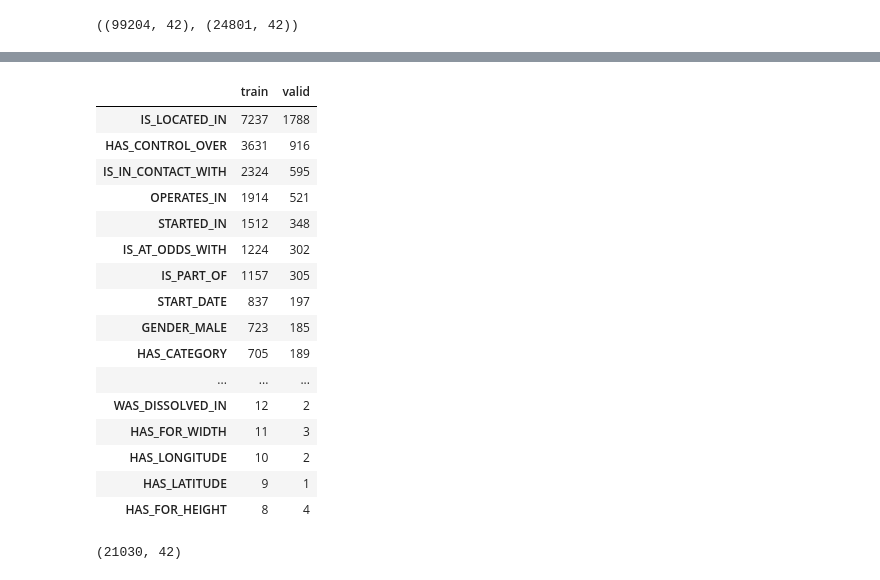
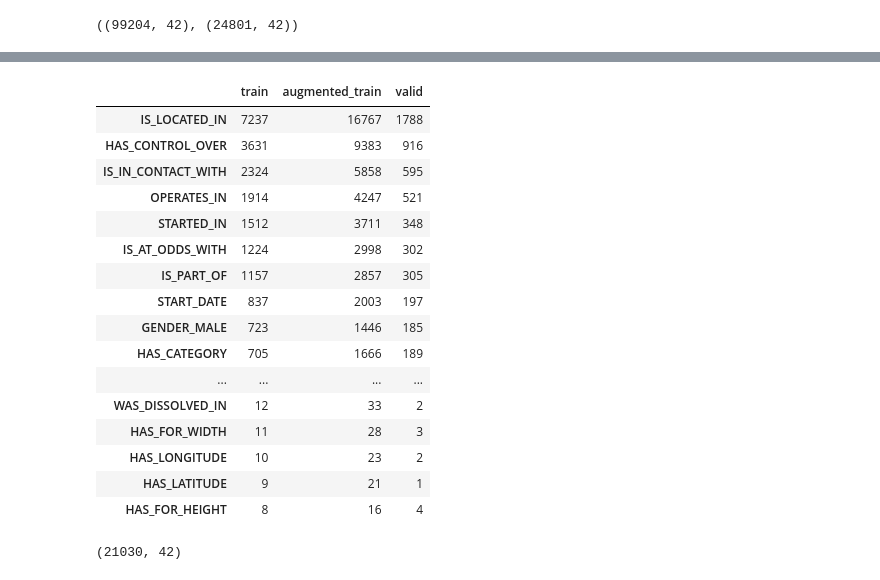
Before and after one commit to lengocluyen/relation_extraction_textmine25, a Jupyter notebook: defi_textmine_2025/multi_label_text_classification_BERT.ipynb, the cells around one changed output, grey strips where cells are left out. Cells and saved outputs as stored; diff of their text form; code cells hidden in the pictures.

```diff
--- a/defi_textmine_2025/multi_label_text_classification_BERT.ipynb
+++ b/defi_textmine_2025/multi_label_text_classification_BERT.ipynb
@@ -140,0 +138,10 @@ labeled_df
+# %%
+for text, group_df in labeled_df.sample(1).groupby("text"):
+    # new_text1 = TextToMultiLabelDataGenerator.remove_sentence_without_both_entities(text, "<e1>", "<e2>")
+    # new_text2 = TextToMultiLabelDataGenerator.remove_sentence_without_any_entity(text, "<e1>", "<e2>")
+
+    # for new_text in [new_text1, new_text2]:
+    #     if new_text:
+
+    break
+group_df
@@ -156,7 +181,7 @@ array(['CREATED', 'DEATHS_NUMBER', 'DIED_IN', 'END_DATE', 'GENDER_FEMALE',
        'RESIDES_IN', 'STARTED_IN', 'START_DATE', 'WAS_CREATED_IN',
        'WAS_DISSOLVED_IN', 'WEIGHS'], dtype=object)
 # %%
-df_train, df_valid = train_test_split(labeled_df, test_size = 0.2, shuffle=True, random_state=42)
-df_train.shape, df_valid.shape
+train_df, valid_df = train_test_split(labeled_df, test_size = 0.2, shuffle=True, random_state=42)
+train_df.shape, valid_df.shape
 # %% [output]
 ((99204, 42), (24801, 42))
@@ -162,0 +199,14 @@ df_train.shape, df_valid.shape
+# %%
+classes_to_augment = mlb.classes_
+augmented_train_df = train_df.loc[:]
+for text, group_df in tqdm(train_df.groupby("text")):
+    dfs = [augmented_train_df]
+    if group_df.iloc[0][classes_to_augment].sum() > 0:
+        new_text1 = TextToMultiLabelDataGenerator.remove_sentence_without_both_entities(text, "<e1>", "<e2>")
+        new_text2 = TextToMultiLabelDataGenerator.remove_sentence_without_any_entity(text, "<e1>", "<e2>")
+        for new_text in {new_text1, new_text2}:
+            if new_text:
+                dfs.append(group_df.assign(text=new_text))
+    augmented_train_df = pd.concat(dfs, axis=0)
+augmented_train_df = augmented_train_df.reset_index(drop=True)
+augmented_train_df
@@ -163,21 +227,21 @@ df_train.shape, df_valid.shape
 # %%
-pd.DataFrame({"train": df_train[mlb.classes_].sum(axis=0), "valid": df_valid[mlb.classes_].sum(axis=0)}).sort_values("train", ascending=False)
+pd.DataFrame({"train": train_df[mlb.classes_].sum(axis=0), "augmented_train": augmented_train_df[classes_to_augment].sum().sort_values(), "valid": valid_df[mlb.classes_].sum(axis=0)}).sort_values("train", ascending=False)
 # %% [output]
-|  | train | valid |
-| IS_LOCATED_IN | 7237 | 1788 |
-| HAS_CONTROL_OVER | 3631 | 916 |
-| IS_IN_CONTACT_WITH | 2324 | 595 |
-| OPERATES_IN | 1914 | 521 |
-| STARTED_IN | 1512 | 348 |
-| IS_AT_ODDS_WITH | 1224 | 302 |
-| IS_PART_OF | 1157 | 305 |
-| START_DATE | 837 | 197 |
-| GENDER_MALE | 723 | 185 |
-| HAS_CATEGORY | 705 | 189 |
-| ... | ... | ... |
-| WAS_DISSOLVED_IN | 12 | 2 |
-| HAS_FOR_WIDTH | 11 | 3 |
-| HAS_LONGITUDE | 10 | 2 |
-| HAS_LATITUDE | 9 | 1 |
-| HAS_FOR_HEIGHT | 8 | 4 |
+|  | train | augmented_train | valid |
+| IS_LOCATED_IN | 7237 | 16767 | 1788 |
+| HAS_CONTROL_OVER | 3631 | 9383 | 916 |
+| IS_IN_CONTACT_WITH | 2324 | 5858 | 595 |
+| OPERATES_IN | 1914 | 4247 | 521 |
+| STARTED_IN | 1512 | 3711 | 348 |
+| IS_AT_ODDS_WITH | 1224 | 2998 | 302 |
+| IS_PART_OF | 1157 | 2857 | 305 |
+| START_DATE | 837 | 2003 | 197 |
+| GENDER_MALE | 723 | 1446 | 185 |
+| HAS_CATEGORY | 705 | 1666 | 189 |
+| ... | ... | ... | ... |
+| WAS_DISSOLVED_IN | 12 | 33 | 2 |
+| HAS_FOR_WIDTH | 11 | 28 | 3 |
+| HAS_LONGITUDE | 10 | 23 | 2 |
+| HAS_LATITUDE | 9 | 21 | 1 |
+| HAS_FOR_HEIGHT | 8 | 16 | 4 |
 # %%
```
Also changed, not shown: parts of 27 cells of this notebook, 3 other files.
